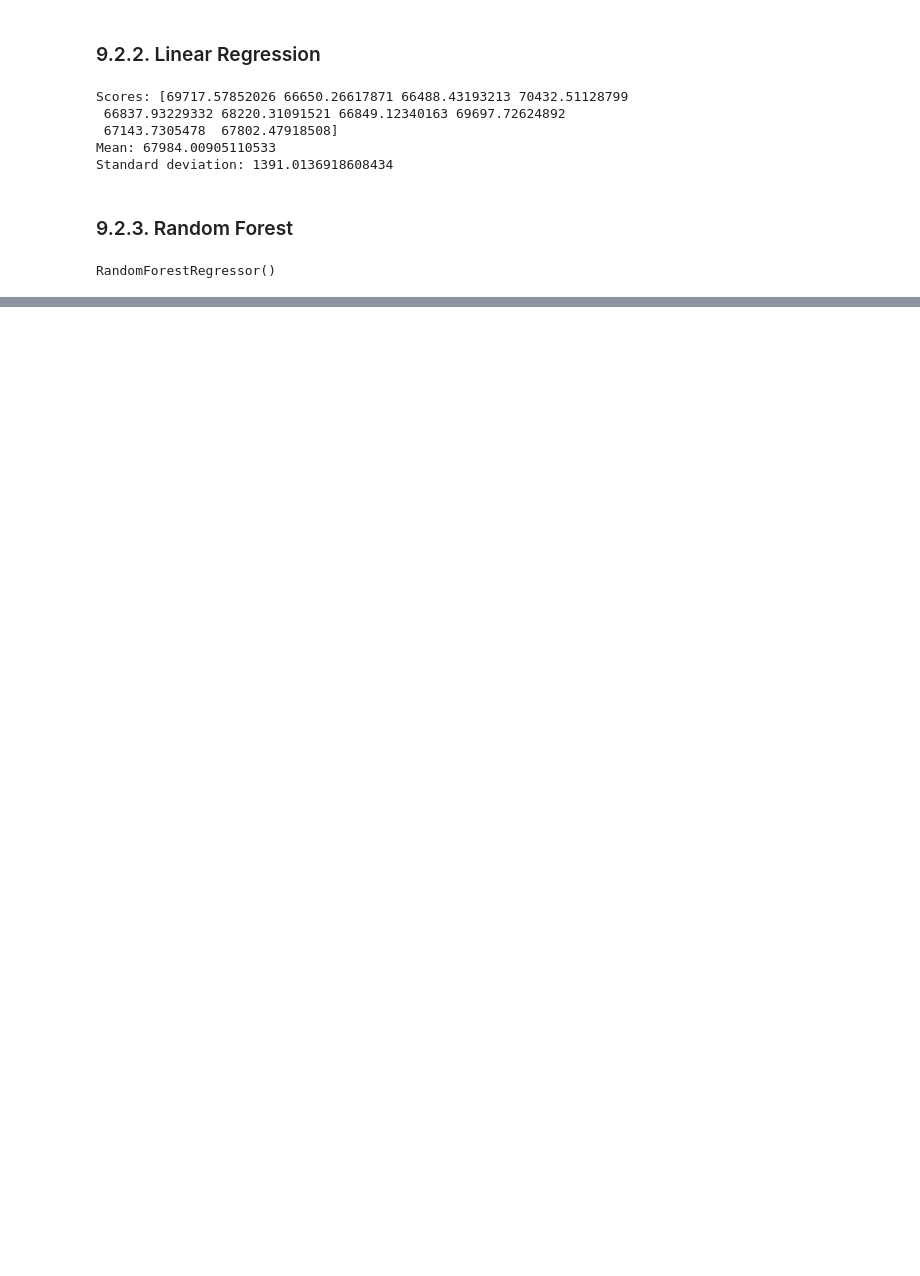
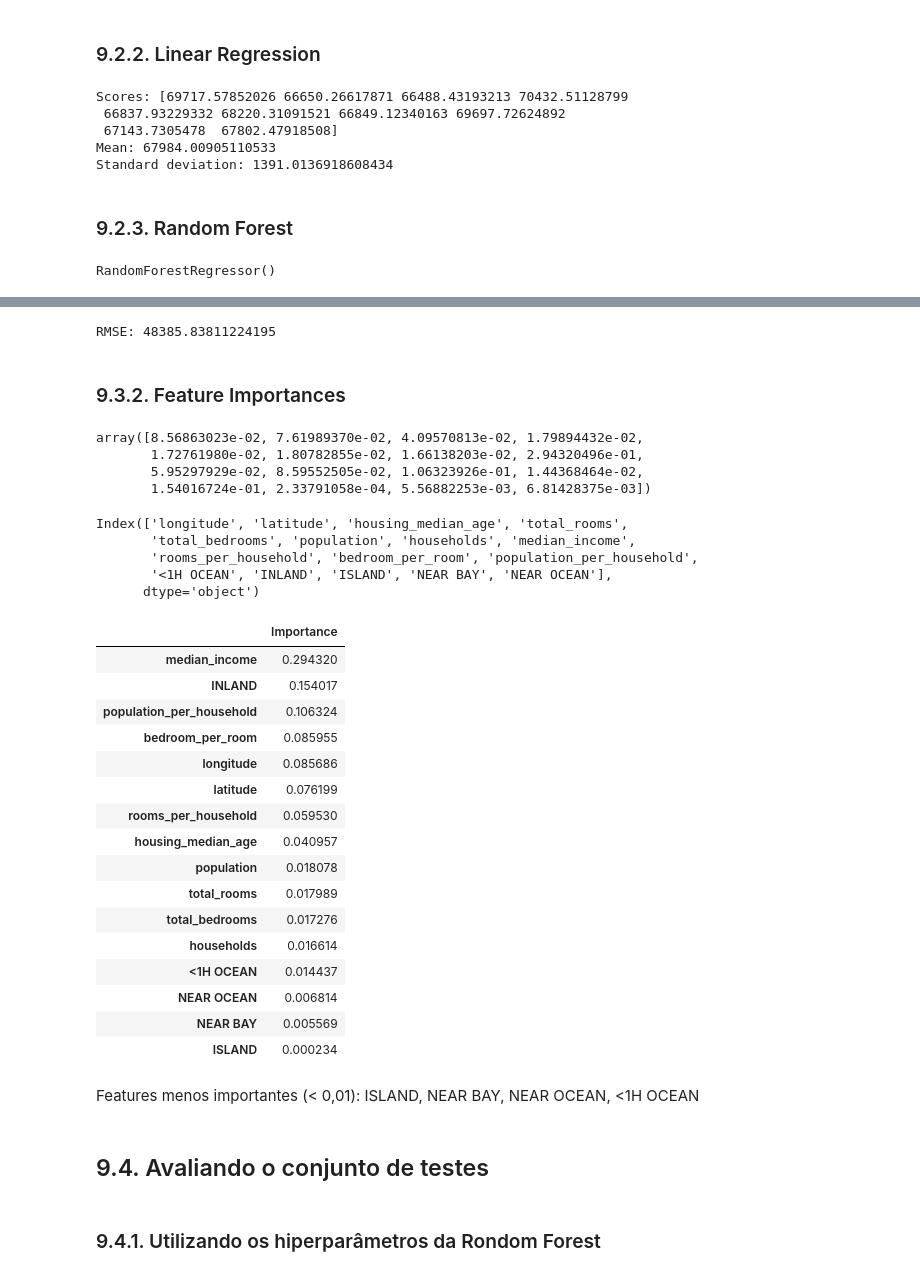
Before and after one commit to ezequielpf/california_house_pricing, a Jupyter notebook: Housing_01.ipynb, the cells around one changed output, grey strips where cells are left out. Cells and saved outputs as stored; diff of their text form; code cells hidden in the pictures; blank space fills up the shorter version.

```diff
--- a/Housing.ipynb
+++ b/Housing_01.ipynb
@@ -672,0 +633,14 @@ some_labels
+# %%
+param_grid = [{'n_estimators': [30, 40, 50], 'max_features': [6, 8, 10]},
+              {'bootstrap': [False], 'n_estimators': [10, 30, 50], 'max_features': [4, 5, 6]},]
+# %%
+forest_reg = RandomForestRegressor()
+# %%
+grid_search = GridSearchCV(estimator=forest_reg,
+                           param_grid=param_grid,
+                           cv=5,
+                           scoring='neg_mean_squared_error',
+                           return_train_score=True,
+                           n_jobs=2)
+
+grid_search.fit(X=housing_prepared, y=housing_labels['median_house_value'].ravel())
@@ -672,0 +662,49 @@ some_labels
+# %%
+print('RMSE:', np.sqrt(-grid_search.best_score_))
+# %% [output]
+RMSE: 48385.83811224195
+# %% [markdown]
+### 9.3.2. Feature Importances
+# %%
+feature_importances = grid_search.best_estimator_.feature_importances_
+# %%
+feature_importances
+# %% [output]
+array([8.56863023e-02, 7.61989370e-02, 4.09570813e-02, 1.79894432e-02,
+       1.72761980e-02, 1.80782855e-02, 1.66138203e-02, 2.94320496e-01,
+       5.95297929e-02, 8.59552505e-02, 1.06323926e-01, 1.44368464e-02,
+       1.54016724e-01, 2.33791058e-04, 5.56882253e-03, 6.81428375e-03])
+# %%
+housing_prepared.columns
+# %% [output]
+Index(['longitude', 'latitude', 'housing_median_age', 'total_rooms',
+       'total_bedrooms', 'population', 'households', 'median_income',
+       'rooms_per_household', 'bedroom_per_room', 'population_per_household',
+       '<1H OCEAN', 'INLAND', 'ISLAND', 'NEAR BAY', 'NEAR OCEAN'],
+      dtype='object')
+# %%
+pd.DataFrame(data=feature_importances, index=housing_prepared.columns, columns=['Importance']).sort_values(by='Importance', ascending=False)
+# %% [output]
+|  | Importance |
+| median_income | 0.294320 |
+| INLAND | 0.154017 |
+| population_per_household | 0.106324 |
+| bedroom_per_room | 0.085955 |
+| longitude | 0.085686 |
+| latitude | 0.076199 |
+| rooms_per_household | 0.059530 |
+| housing_median_age | 0.040957 |
+| population | 0.018078 |
+| total_rooms | 0.017989 |
+| total_bedrooms | 0.017276 |
+| households | 0.016614 |
+| <1H OCEAN | 0.014437 |
+| NEAR OCEAN | 0.006814 |
+| NEAR BAY | 0.005569 |
+| ISLAND | 0.000234 |
+# %% [markdown]
+Features menos importantes (< 0,01): ISLAND, NEAR BAY, NEAR OCEAN, <1H OCEAN
+# %% [markdown]
+## 9.4. Avaliando o conjunto de testes
+# %% [markdown]
+### 9.4.1. Utilizando os hiperparâmetros da Rondom Forest
```
Also changed, not shown: parts of 25 cells of this notebook, 1 other file.
